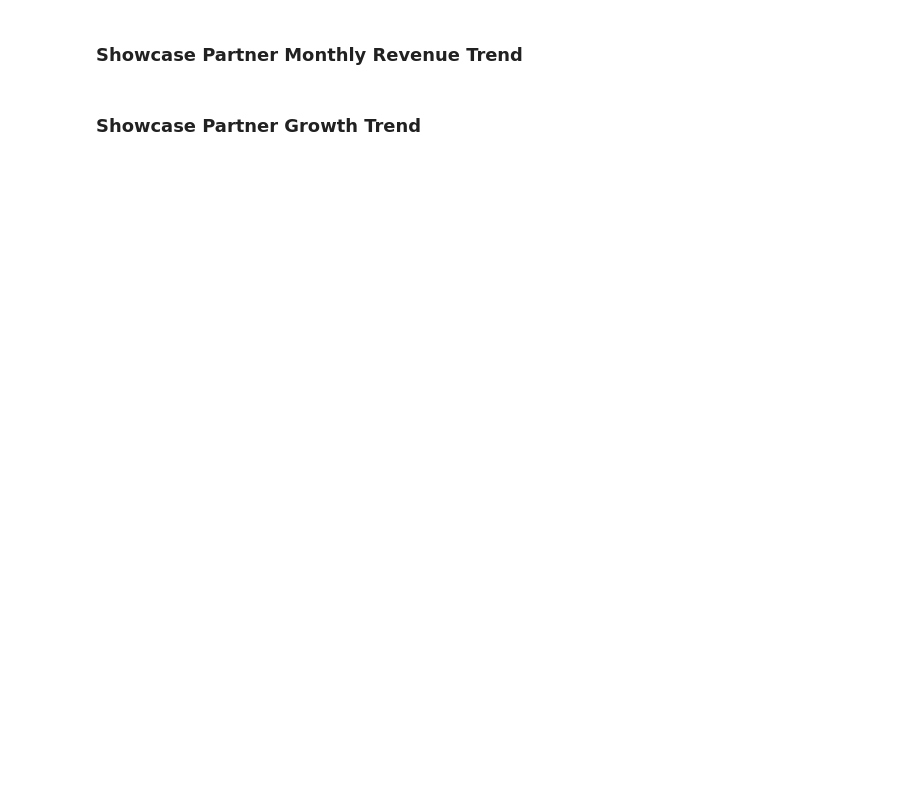
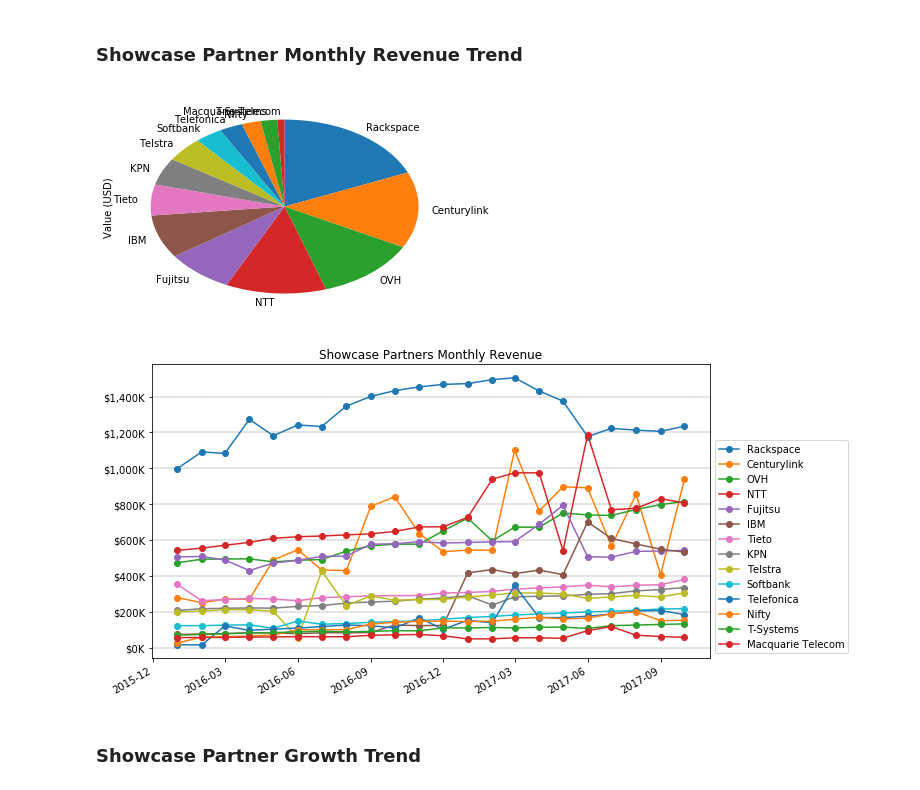
Before and after one commit to k1fukumoto/vcpp-data, a Jupyter notebook: report/GlobalUsagePoints.ipynb, the cells around one changed output. Drawn from its saved outputs; the diff is of its cells as text; code cells hidden in the pictures; blank space fills up the shorter version.

```diff
--- a/report/GlobalUsagePoints.ipynb
+++ b/report/GlobalUsagePoints.ipynb
@@ -126,19 +172,22 @@ plt.show()
 # %%
 showcase_partners = df[(df['Usage Period'] == END_MONTH) &
                        (df['Partner Status'] == 'Showcase')].groupby('Partner Group Name')['Value (USD)'].sum().sort_values(ascending=False)
 
 showcase_partners.plot.pie(startangle=90,counterclock=False)
 plt.show()
 
 for partner in showcase_partners.index:
     partner_rev = df[df['Partner Group Name'] == partner].groupby('Usage Period')['Value (USD)'].sum()
     plt.plot(partner_rev.index,partner_rev.values,'o-',label=partner)
 
 format_trend_chart()
 
 plt.title("Showcase Partners Monthly Revenue")
-plt.gcf().set_size_inches(3,3)
+plt.gcf().set_size_inches(10,6)
 plt.show()
+# %% [output]
+[figure, added]
+[figure, added]
 # %% [markdown]
 ### Showcase Partner Growth Trend
 # %%
```
Also changed, not shown: parts of 13 cells of this notebook.
